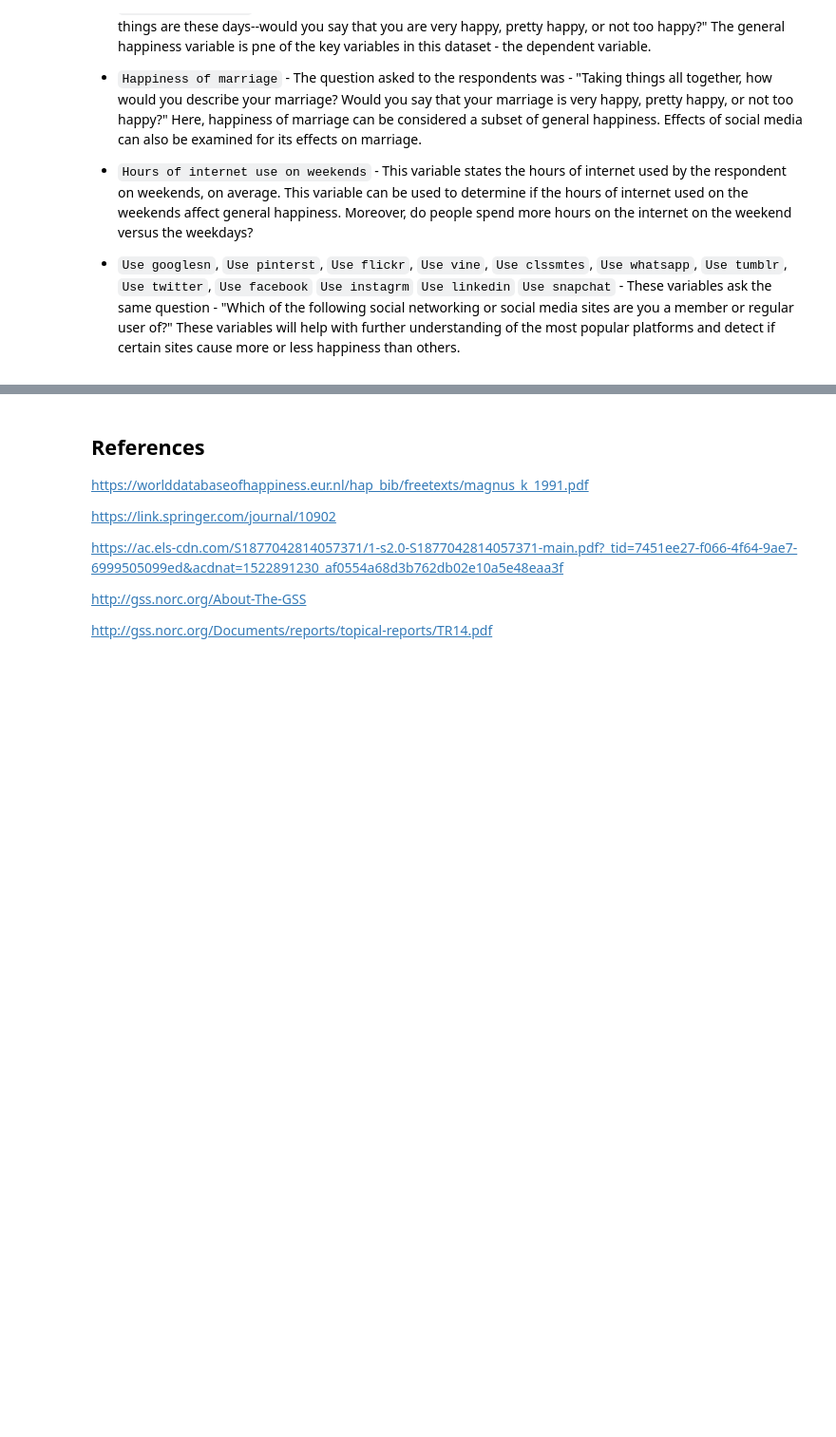
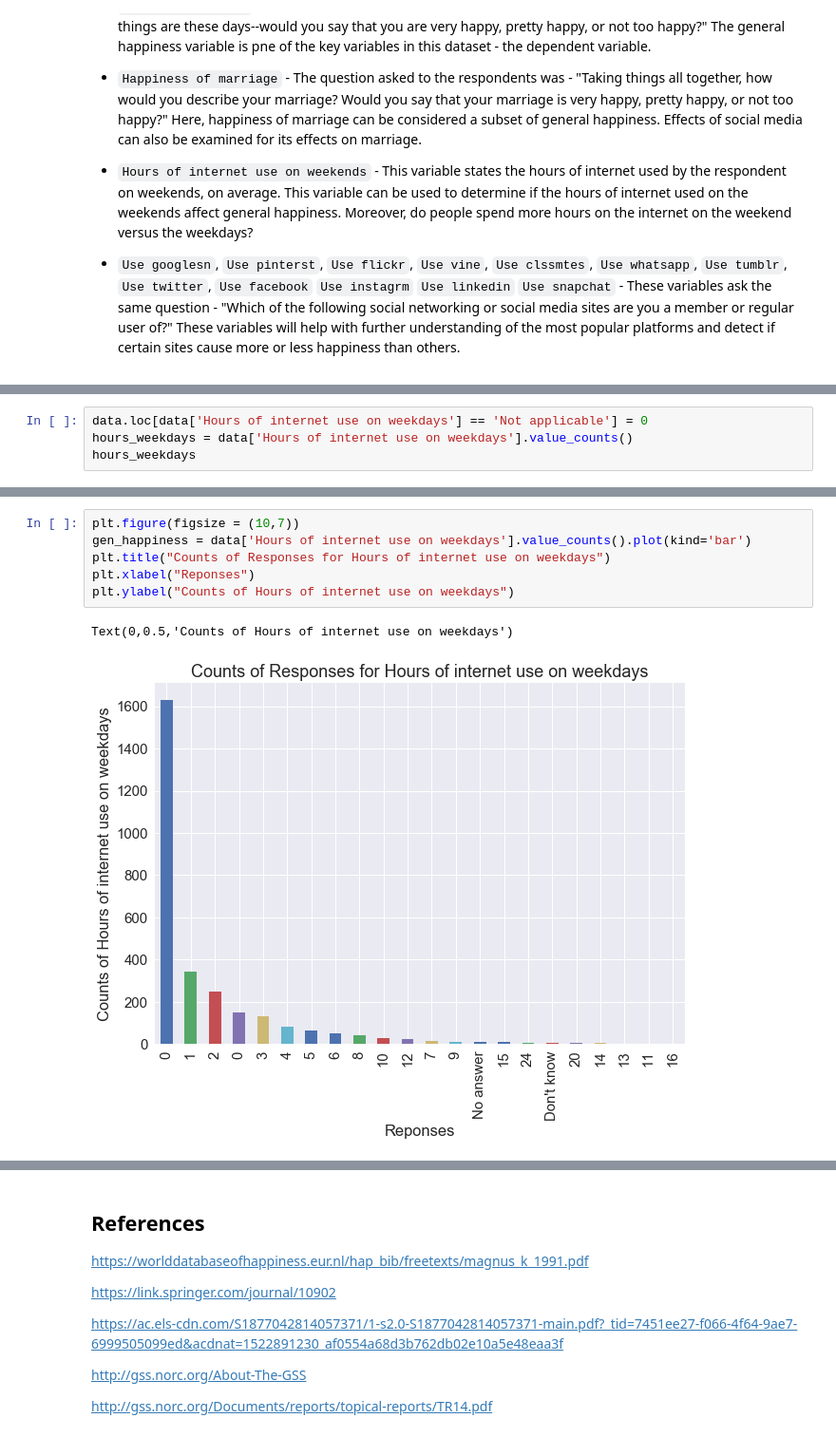
Before and after one commit to shrutirao94/pursuit-of-happiness, a Jupyter notebook: The Pursuit of Happiness.ipynb, the cells around one changed output, grey strips where cells are left out. Shown at 95% size. Cells and saved outputs as stored; diff of their text form; blank space fills up the shorter version.

```diff
--- a/The Pursuit of Happiness.ipynb
+++ b/The Pursuit of Happiness.ipynb
@@ -90,0 +116,4 @@ data.head()
+# %%
+data.loc[data['Hours of internet use on weekdays'] == 'Not applicable'] = 0
+hours_weekdays = data['Hours of internet use on weekdays'].value_counts()
+hours_weekdays
@@ -90,0 +138,9 @@ data.head()
+# %%
+plt.figure(figsize = (10,7))
+gen_happiness = data['Hours of internet use on weekdays'].value_counts().plot(kind='bar')
+plt.title("Counts of Responses for Hours of internet use on weekdays")
+plt.xlabel("Reponses")
+plt.ylabel("Counts of Hours of internet use on weekdays")
+# %% [output]
+Text(0,0.5,'Counts of Hours of internet use on weekdays')
+[figure, added]
```
Also changed, not shown: parts of 14 cells of this notebook.
